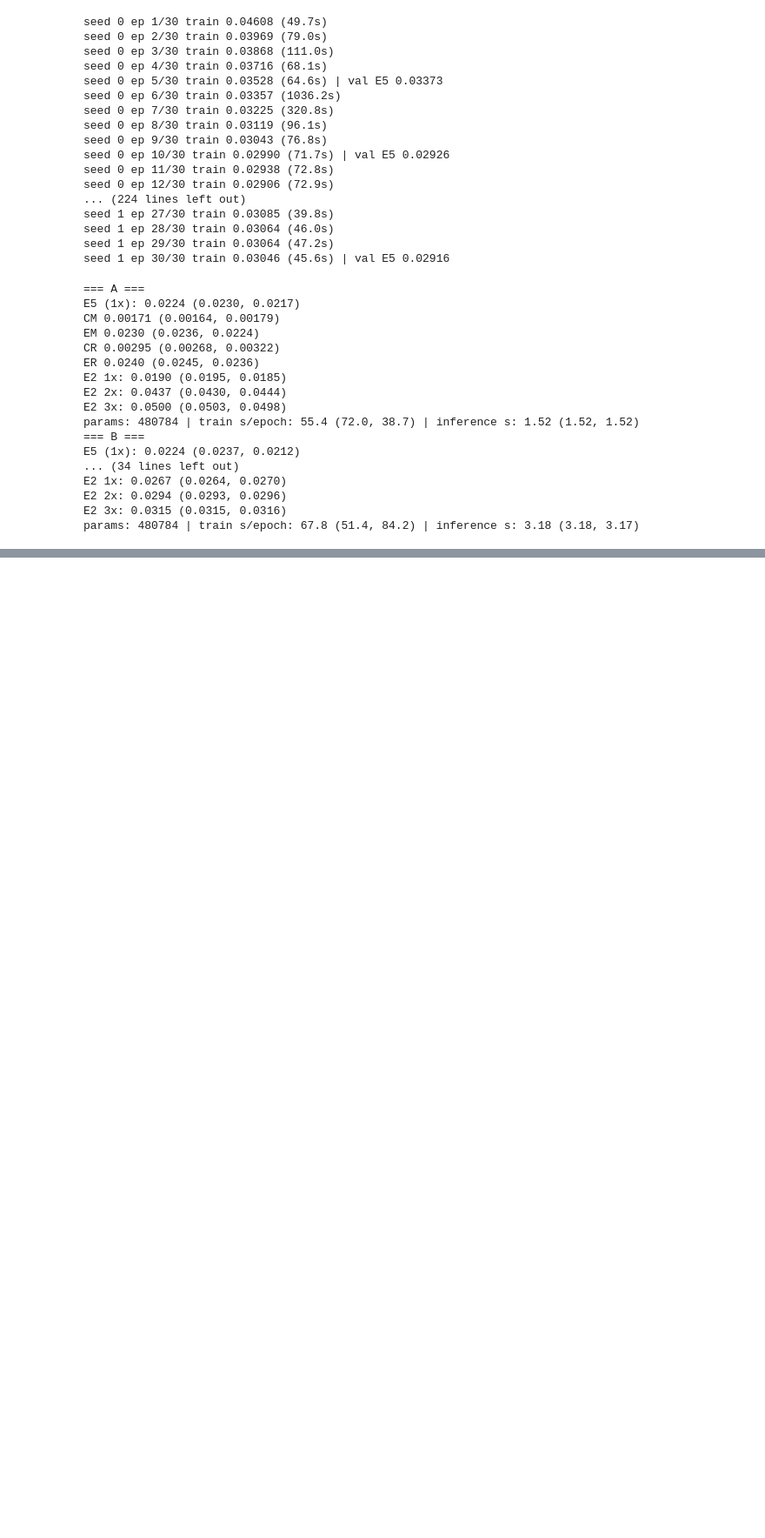
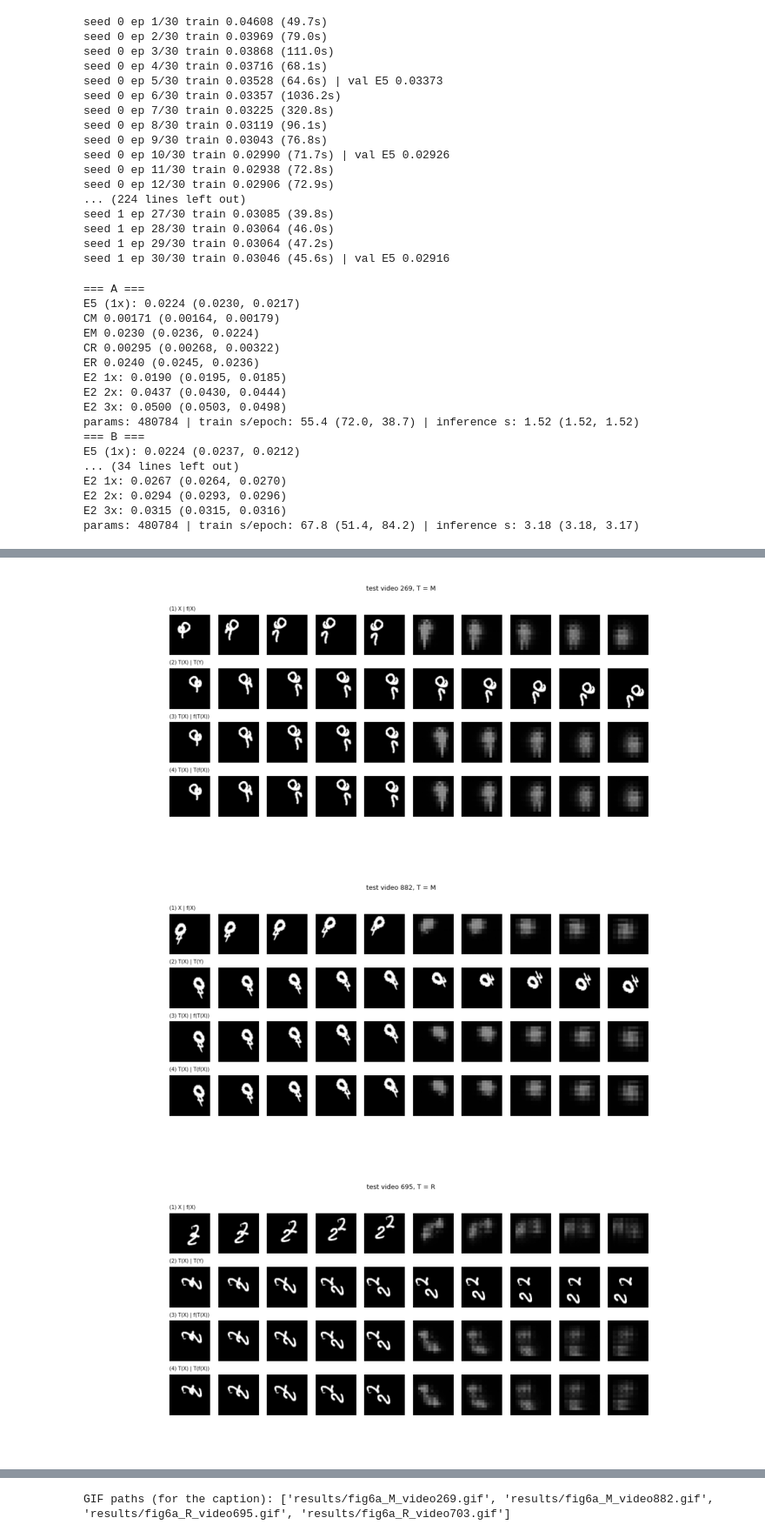
Before and after one commit to ibrahim234523/DLSTG_PA2, a Jupyter notebook: q2/q2_experiments.ipynb, the cells around one changed output, grey strips where cells are left out. Shown at 87% size. Drawn from its saved outputs; the diff is of its cells as text; code cells hidden in the pictures; blank space fills up the shorter version.

Commit message:
Tables 2-6, Figure 6, symmetrised D+B

```diff
--- a/q2/q2_experiments.ipynb
+++ b/q2/q2_experiments.ipynb
@@ -735,0 +774,31 @@ params: 480784 | train s/epoch: 67.8 (51.4, 84.2) | inference s: 3.18 (3.18, 3.1
+# %%
+def save_panel(f, i, T, tname, prefix):
+    rows = fig3_rows(f, i, T)
+    img = render_rows(rows, LABELS3, list(range(10)), title=f"test video {i}, T = {tname}")
+    Image.fromarray(img).save(f"{RES}/{prefix}_{tname}_video{i}.png")
+    frames = [Image.fromarray(render_rows(rows, LABELS3, list(range(5)) + [5 + h],
+                                          title=f"video {i}, T = {tname}, horizon {h+1}")) for h in range(5)]
+    gif = f"{RES}/{prefix}_{tname}_video{i}.gif"
+    frames[0].save(gif, save_all=True, append_images=frames[1:], duration=700, loop=0)
+    plt.figure(figsize=(10, 4)); plt.imshow(img); plt.axis("off"); plt.show()
+    return gif
+
+fFinal = Symmetrised(store[(FINAL, 0)][0])
+gifs6 = []
+for i in topM: gifs6.append(save_panel(fFinal, i, M, "M", "fig6a"))
+for i in topR: gifs6.append(save_panel(fFinal, i, R, "R", "fig6a"))
+print("GIF paths (for the caption):", gifs6)
+
+rows, labels = [], []
+for k in (1, 2, 3):
+    Xk, Yk, _ = sets[k]
+    pk = forecast(fFinal, Xk[FIG5_IDX:FIG5_IDX + 1])
+    rows += [torch.cat([Xk[FIG5_IDX], Yk[FIG5_IDX][:2]]), torch.cat([Xk[FIG5_IDX], pk[0][:2]])]
+    labels += [f"{k}x: input | true", f"{k}x: input | final model prediction"]
+img = render_rows(rows, labels, list(range(7)), title=f"test video {FIG5_IDX}")
+Image.fromarray(img).save(f"{RES}/fig6b_video{FIG5_IDX}.png")
+plt.figure(figsize=(7, 6)); plt.imshow(img); plt.axis("off"); plt.show()
+# %% [output]
+[figure, added]
+[figure, added]
+[figure, added]
@@ -735,0 +806 @@ params: 480784 | train s/epoch: 67.8 (51.4, 84.2) | inference s: 3.18 (3.18, 3.1
+GIF paths (for the caption): ['results/fig6a_M_video269.gif', 'results/fig6a_M_video882.gif', 'results/fig6a_R_video695.gif', 'results/fig6a_R_video703.gif']
```
Also changed, not shown: parts of 3 cells of this notebook, 9 other files.
